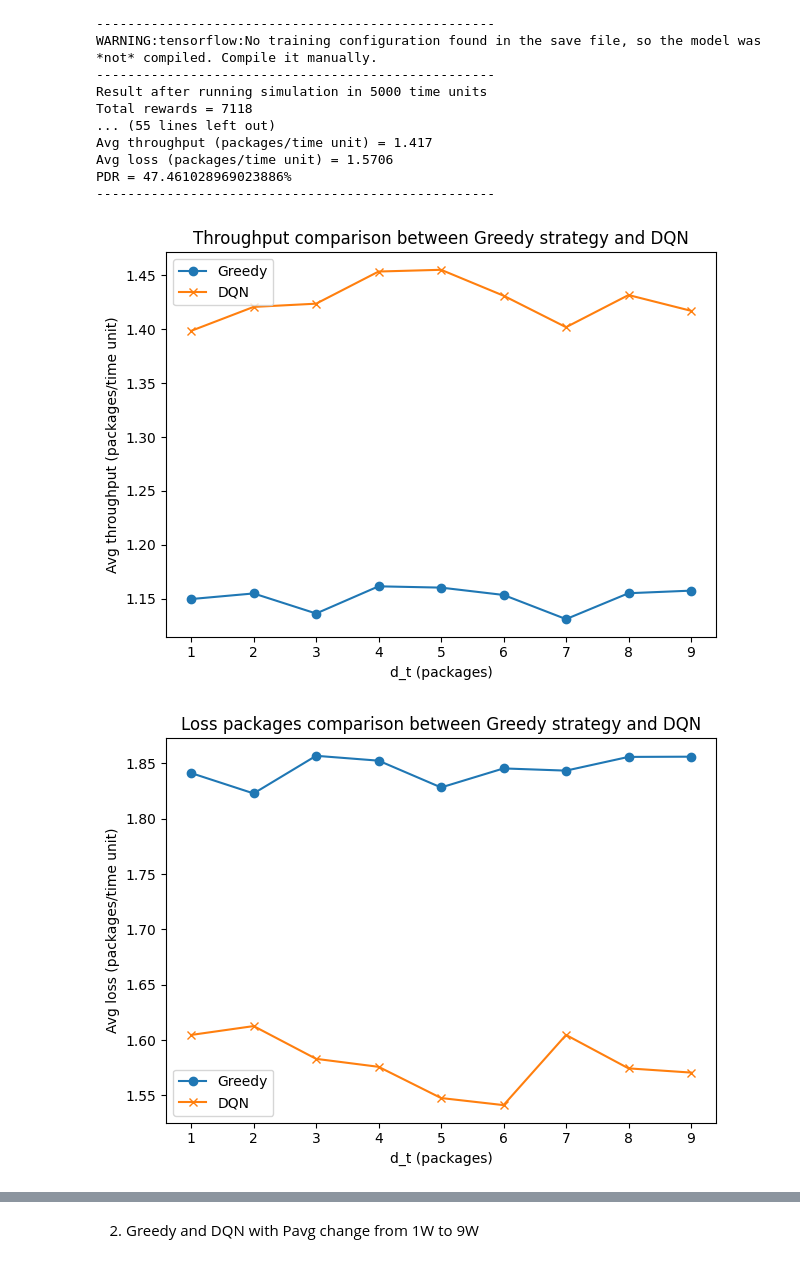
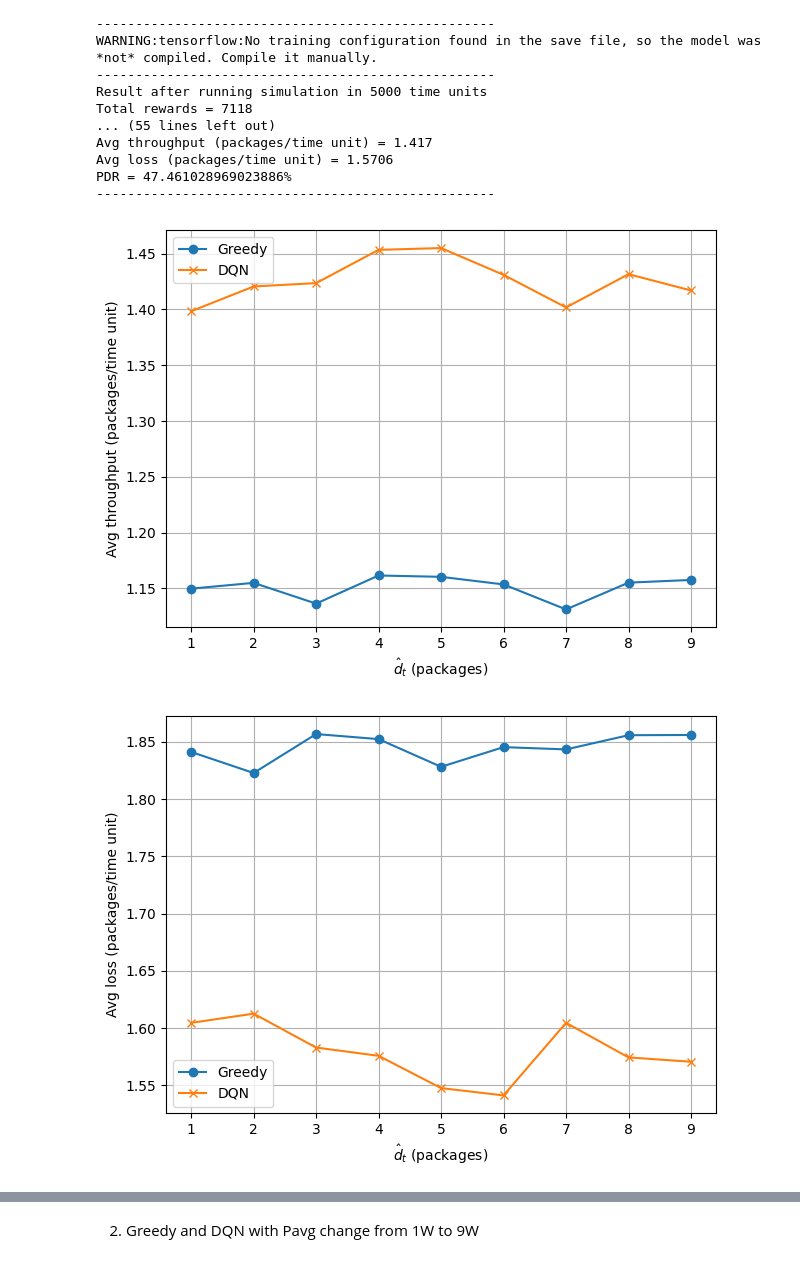
Before and after one commit to dunghoangtrung125/graduation_thesis, a Jupyter notebook: source_code/greedy_vs_dqn.ipynb, the cells around one changed output, grey strips where cells are left out. Saved outputs shown, nothing was run; the diff lists cells and outputs as text; code cells hidden in the pictures.

```diff
--- a/source_code/greedy_vs_dqn.ipynb
+++ b/source_code/greedy_vs_dqn.ipynb
@@ -154,31 +154,33 @@ df = pd.read_csv('csv/dt_greedy_dqn_throughput.csv')
 
 plt.plot(df['d_t'], df['greedy'], marker='o', label='Greedy')
 plt.plot(df['d_t'], df['dqn'], marker='x', label='DQN')
-plt.title('Throughput comparison between Greedy strategy and DQN')
-plt.xlabel('d_t (packages)')
+# plt.title('Throughput comparison between Greedy strategy and DQN')
+plt.xlabel(r'$\hat{d}_t$ (packages)')
+plt.grid(True)
 plt.ylabel('Avg throughput (packages/time unit)')
 plt.tight_layout()
 plt.legend()
 plt.show()
 # %% [output]
-[figure, old version]
+[figure, new version]
 # %%
 # Plot loss graph
 import matplotlib.pyplot as plt
 import pandas as pd
 
 df = pd.read_csv('csv/dt_greedy_dqn_loss.csv')
 
 plt.plot(df['d_t'], df['greedy'], marker='o', label='Greedy')
 plt.plot(df['d_t'], df['dqn'], marker='x', label='DQN')
-plt.title('Loss packages comparison between Greedy strategy and DQN')
-plt.xlabel('d_t (packages)')
+# plt.title('Loss packages comparison between Greedy strategy and DQN')
+plt.xlabel(r'$\hat{d}_t$ (packages)')
+plt.grid(True)
 plt.ylabel('Avg loss (packages/time unit)')
 plt.tight_layout()
 plt.legend()
 plt.show()
 # %% [output]
-[figure, old version]
+[figure, new version]
 # %%
 # Plot pdr graph
 import matplotlib.pyplot as plt
```
Also changed, not shown: parts of 7 cells of this notebook, 26 other files.
